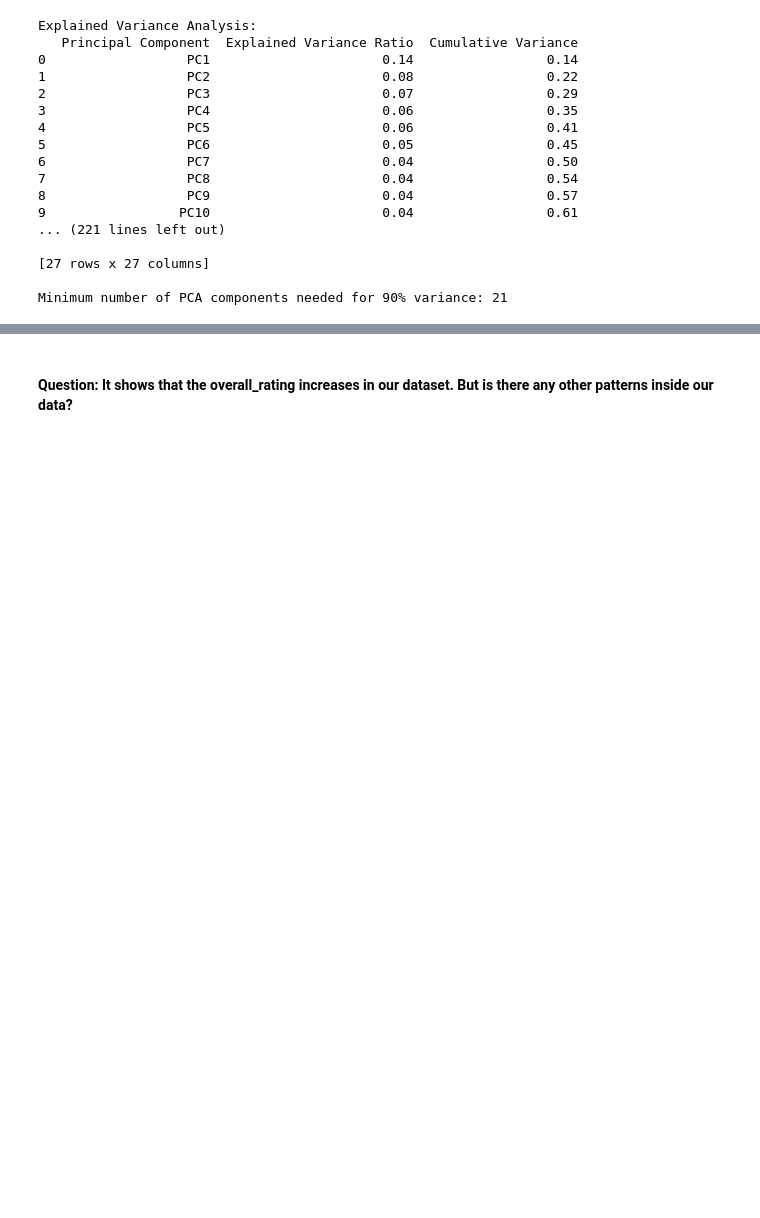
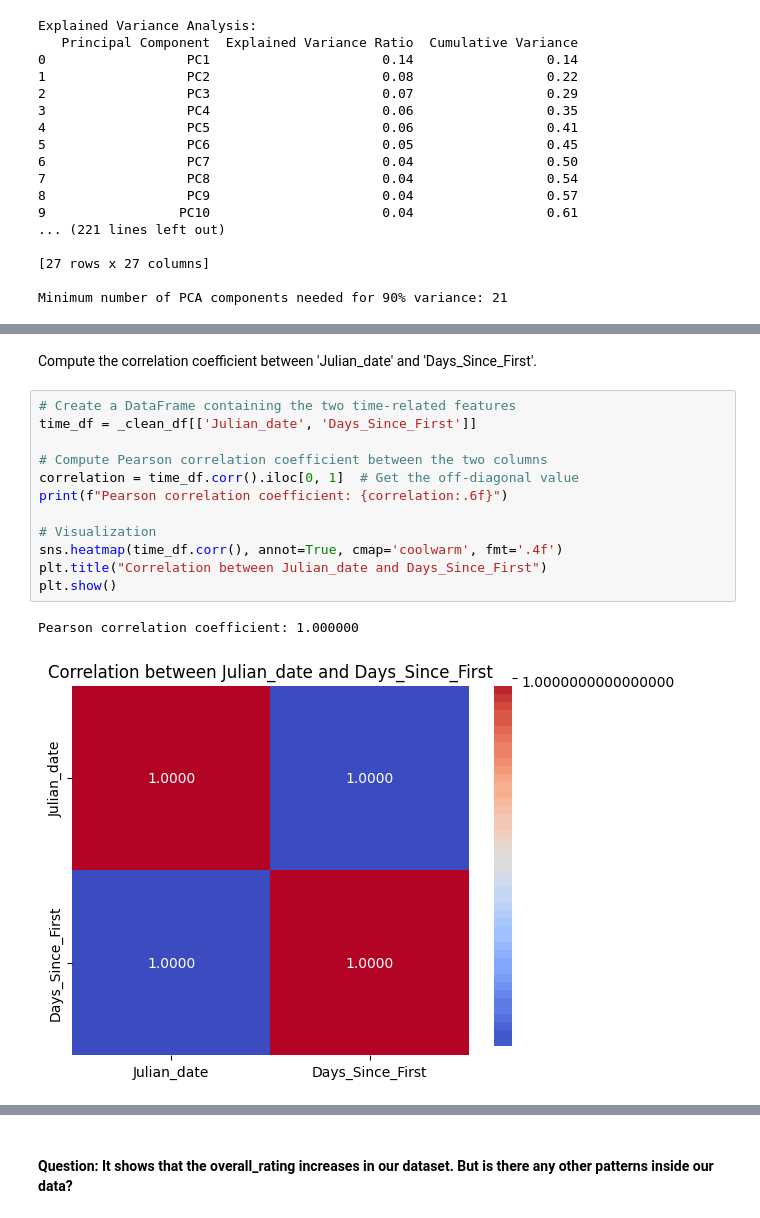
Before and after one commit to yceugene/DA_Proj_G7, a Jupyter notebook: src/team7_final_presentation.ipynb, the cells around one changed output, grey strips where cells are left out. Saved outputs shown, nothing was run; the diff lists cells and outputs as text; blank space fills up the shorter version.

Commit message:
Add time_series and regression part to final_presentation.

```diff
--- a/src/team7_final_presentation.ipynb
+++ b/src/team7_final_presentation.ipynb
@@ -431,0 +519,17 @@ plt.show()
+# %% [markdown]
+Compute the correlation coefficient between 'Julian_date' and 'Days_Since_First'.
+# %%
+# Create a DataFrame containing the two time-related features
+time_df = _clean_df[['Julian_date', 'Days_Since_First']]
+
+# Compute Pearson correlation coefficient between the two columns
+correlation = time_df.corr().iloc[0, 1]  # Get the off-diagonal value
+print(f"Pearson correlation coefficient: {correlation:.6f}")
+
+# Visualization
+sns.heatmap(time_df.corr(), annot=True, cmap='coolwarm', fmt='.4f')
+plt.title("Correlation between Julian_date and Days_Since_First")
+plt.show()
+# %% [output]
+Pearson correlation coefficient: 1.000000
+[figure, added]
```
Also changed, not shown: parts of 81 cells of this notebook.
